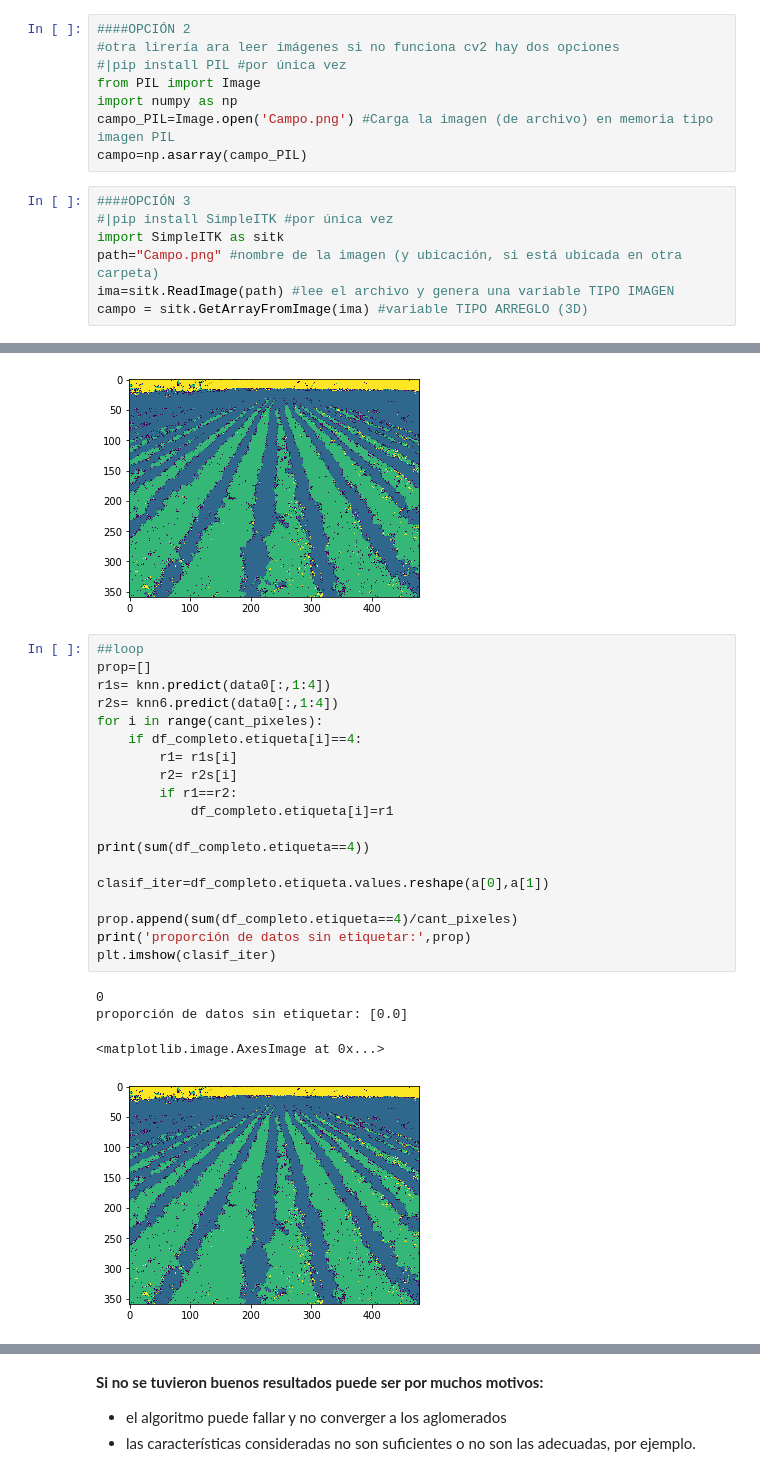
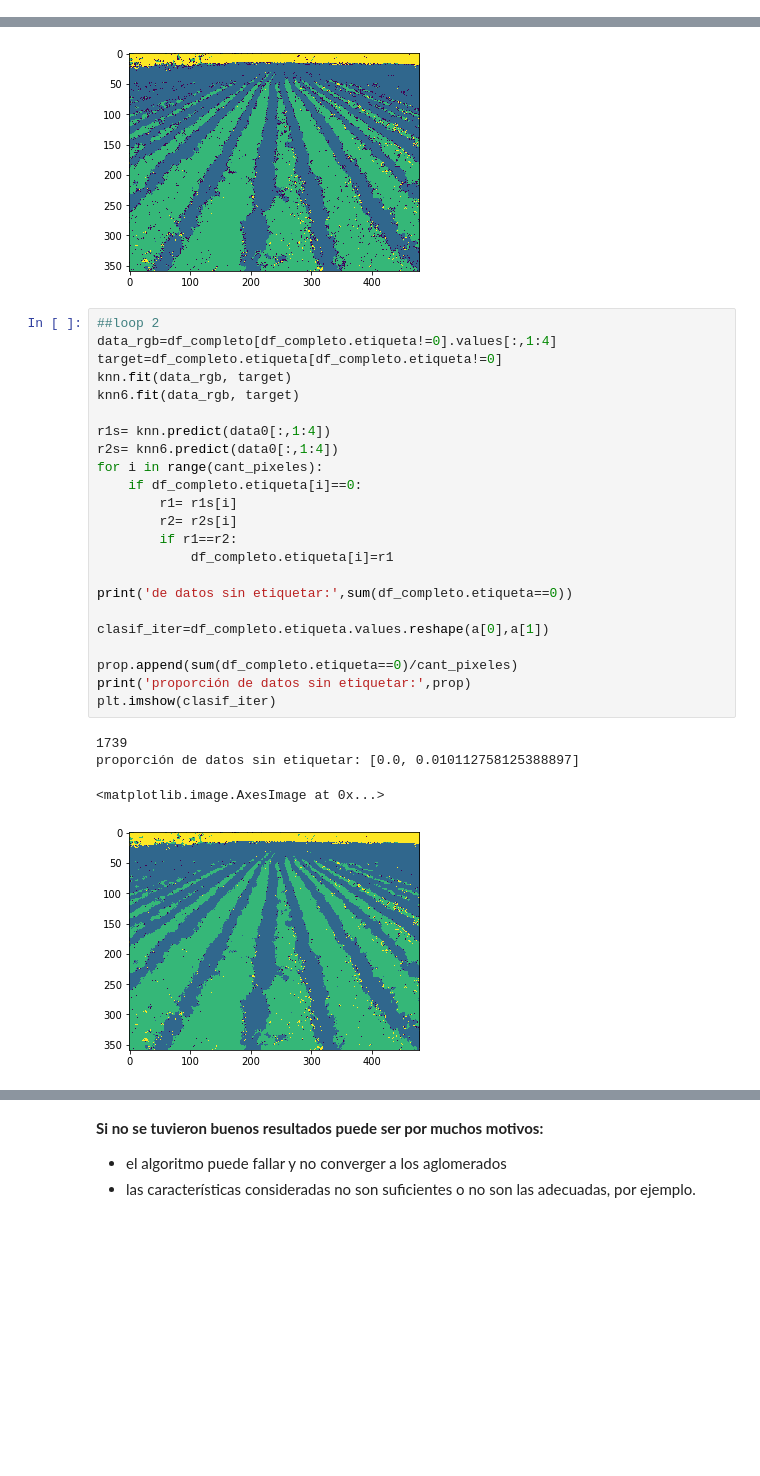
Before and after one commit to DiploDatos/AprendizajeNOSupervisado, a Jupyter notebook: Self_Learning_demo2.ipynb, the cells around one changed output, grey strips where cells are left out. Cells and saved outputs as stored; diff of their text form; blank space fills up the shorter version.

```diff
--- a/Self_Learning_demo2.ipynb
+++ b/Self_Learning_demo2.ipynb
@@ -55,18 +55,3 @@ cv2.destroyAllWindows()
 (359, 479, 3)
 150
 OJO: cv2 lee en orden BGR
-# %%
-####OPCIÓN 2
-#otra lirería ara leer imágenes si no funciona cv2 hay dos opciones
-#|pip install PIL #por única vez
-from PIL import Image
-import numpy as np
-campo_PIL=Image.open('Campo.png') #Carga la imagen (de archivo) en memoria tipo imagen PIL
-campo=np.asarray(campo_PIL)
-# %%
-####OPCIÓN 3
-#|pip install SimpleITK #por única vez
-import SimpleITK as sitk
-path="Campo.png" #nombre de la imagen (y ubicación, si está ubicada en otra carpeta)
-ima=sitk.ReadImage(path) #lee el archivo y genera una variable TIPO IMAGEN
-campo = sitk.GetArrayFromImage(ima) #variable TIPO ARREGLO (3D)
@@ -420,26 +420,30 @@ proporción de datos sin etiquetar: [0.05228511115892557]
 <matplotlib.image.AxesImage at 0x...>
 [figure]
 # %%
-##loop
-prop=[]
+##loop 2
+data_rgb=df_completo[df_completo.etiqueta!=0].values[:,1:4]
+target=df_completo.etiqueta[df_completo.etiqueta!=0]
+knn.fit(data_rgb, target)
+knn6.fit(data_rgb, target)
+
 r1s= knn.predict(data0[:,1:4])
 r2s= knn6.predict(data0[:,1:4])
 for i in range(cant_pixeles):
-    if df_completo.etiqueta[i]==4:
+    if df_completo.etiqueta[i]==0:
         r1= r1s[i]
         r2= r2s[i]
         if r1==r2:
             df_completo.etiqueta[i]=r1
 
-print(sum(df_completo.etiqueta==4))
+print('de datos sin etiquetar:',sum(df_completo.etiqueta==0))
 
 clasif_iter=df_completo.etiqueta.values.reshape(a[0],a[1])
 
-prop.append(sum(df_completo.etiqueta==4)/cant_pixeles)
+prop.append(sum(df_completo.etiqueta==0)/cant_pixeles)
 print('proporción de datos sin etiquetar:',prop)
 plt.imshow(clasif_iter)
 # %% [output]
-0
-proporción de datos sin etiquetar: [0.0]
+1739
+proporción de datos sin etiquetar: [0.0, 0.010112758125388897]
 <matplotlib.image.AxesImage at 0x...>
-[figure, old version]
+[figure, new version]
```
Also changed, not shown: parts of 14 cells of this notebook.
